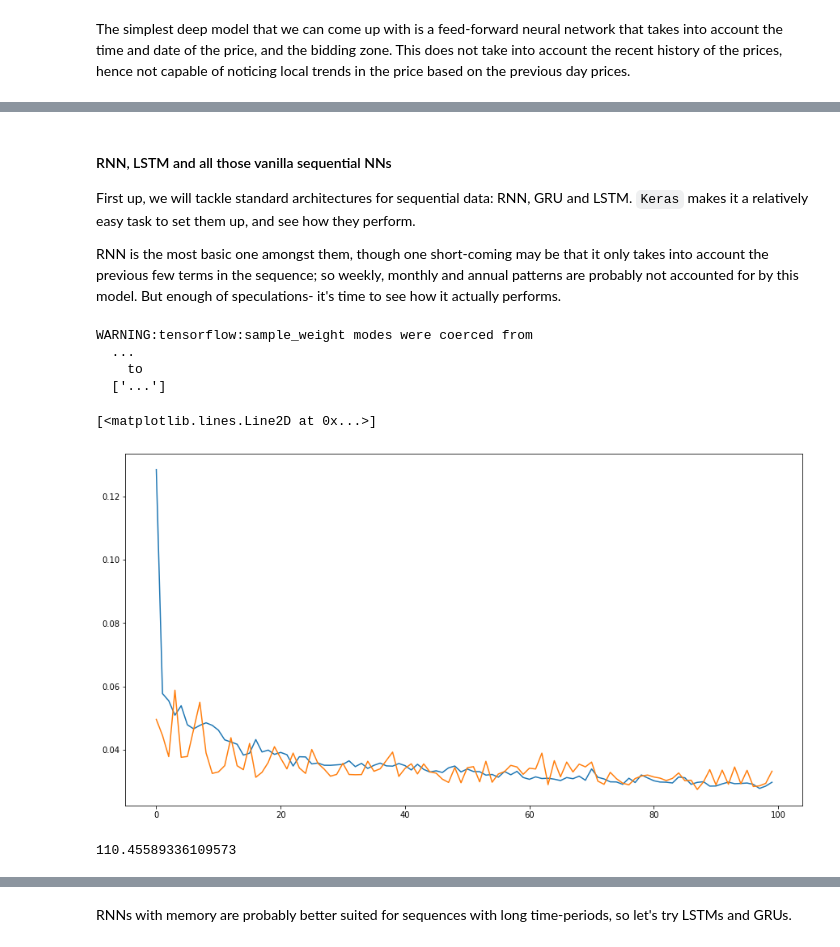
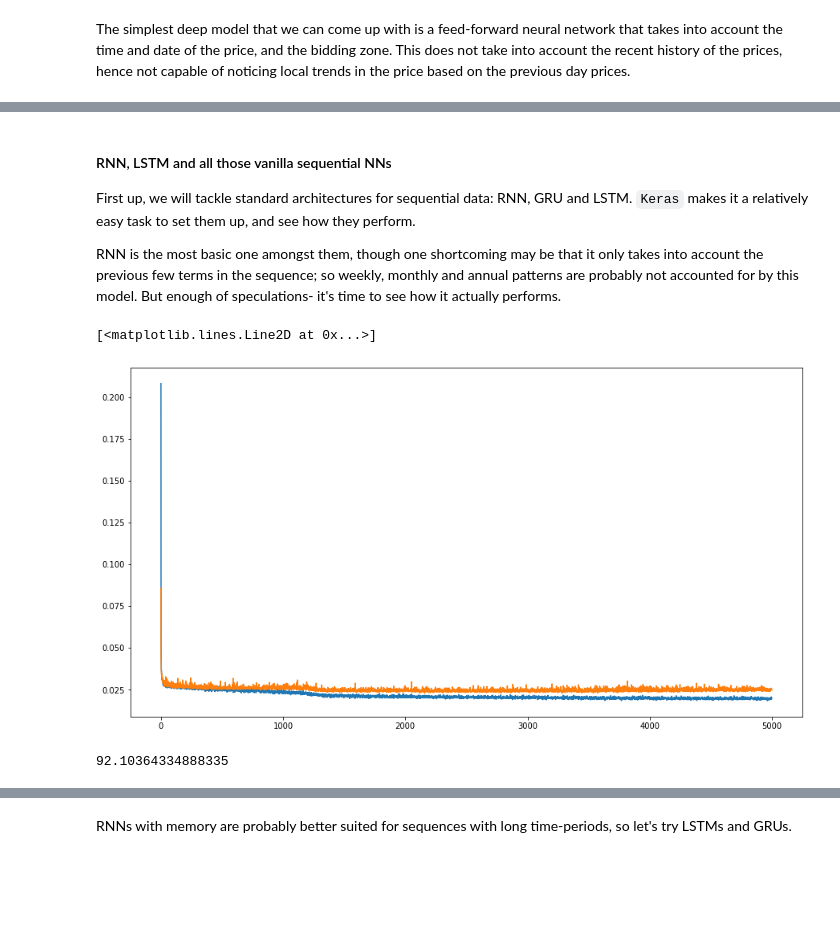
Before and after one commit to sandeshbhatjr/energy-prediction, a Jupyter notebook: energy_predictor.ipynb, the cells around one changed output, grey strips where cells are left out. Saved outputs shown, nothing was run; the diff lists cells and outputs as text; code cells hidden in the pictures; blank space fills up the shorter version.

```diff
--- a/energy_predictor.ipynb
+++ b/energy_predictor.ipynb
@@ -951,49 +1036,44 @@ smape_fast(y_val.flatten(), y_pred.flatten())
 
 First up, we will tackle standard architectures for sequential data: RNN, GRU and LSTM. `Keras` makes it a relatively easy task to set them up, and see how they perform.
 
-RNN is the most basic one amongst them, though one short-coming may be that it only takes into account the previous few terms in the sequence; so weekly, monthly and annual patterns are probably not accounted for by this model. But enough of speculations- it's time to see how it actually performs.
+RNN is the most basic one amongst them, though one shortcoming may be that it only takes into account the previous few terms in the sequence; so weekly, monthly and annual patterns are probably not accounted for by this model. But enough of speculations- it's time to see how it actually performs.
 # %%
 # generate windowed datasets
-window_size = 8
+window_size = 30
 
 generator = TimeseriesGenerator(
     price_train_X_data,
     price_train_y_data,
     length = window_size,
     sampling_rate = 1,
-    batch_size = 16)
+    batch_size = 32,
+    shuffle = True)
 
 val_generator = TimeseriesGenerator(
     price_val_X_data,
     price_val_y_data,
     length = window_size,
     sampling_rate = 1,
-    batch_size = 16)
+    batch_size = 32)
 
 rmodelA = Sequential()
-rmodelA.add(SimpleRNN(100, dropout=0.1, return_sequences=True))
-rmodelA.add(SimpleRNN(100, return_sequences=True))
-rmodelA.add(SimpleRNN(100, return_sequences=True))
-rmodelA.add(SimpleRNN(24))
+rmodelA.add(SimpleRNN(20))
+rmodelA.add(Dense(24, activation='linear'))
 
 rmodelA.compile(loss='mae', optimizer='Adam')
-rmodelA_history = rmodelA.fit(generator, validation_data=val_generator, epochs=100, verbose=0)
+rmodelA_history = rmodelA.fit(generator, validation_data=val_generator, epochs=5000, verbose=0)
 
 plt.figure(figsize=(15,8))
 plt.plot(rmodelA_history.history['loss'])
 plt.plot(rmodelA_history.history['val_loss'])
 # %% [output]
-WARNING:tensorflow:sample_weight modes were coerced from
-  ...
-    to
-  ['...']
+[<matplotlib.lines.Line2D at 0x...>]
-[<matplotlib.lines.Line2D at 0x...>]
-[figure, old version]
+[figure, new version]
 # %%
 rmodelA_error = error_analysis(lambda X: rmodelA.predict(X))
 rmodelA_error.total_smape(val_generator)
 # %% [output]
-110.45589336109573
+92.10364334888335
 # %%
 rmodelA_error.plot(val_generator)
 # %% [output]
```
Also changed, not shown: parts of 48 cells of this notebook.
